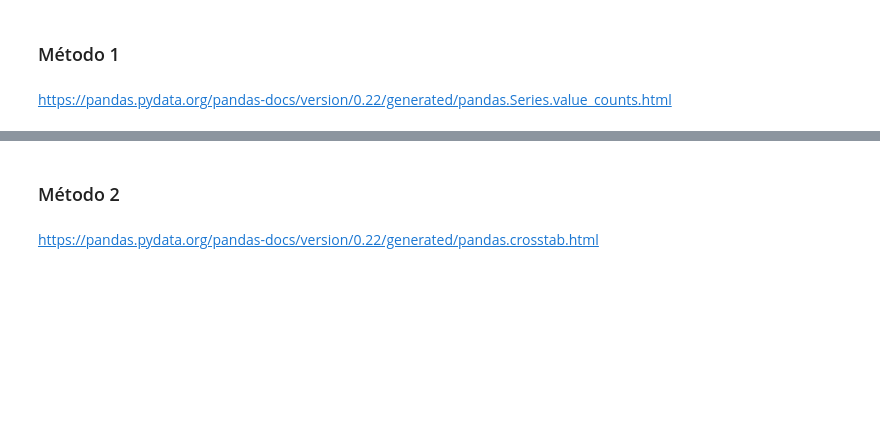
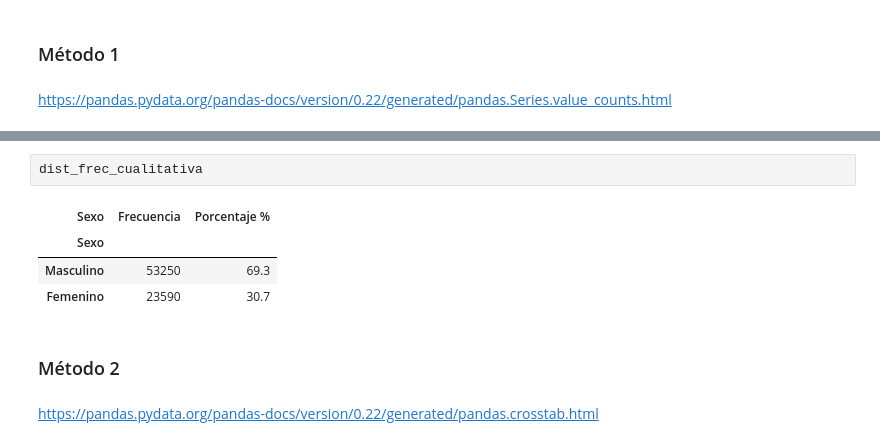
Before and after one commit to MyAppsTest/Estadistica_con_Python, a Jupyter notebook: Curso_de_Estadística_con_Python_1.ipynb, the cells around one changed output, grey strips where cells are left out. Drawn from its saved outputs; the diff is of its cells as text; blank space fills up the shorter version.

```diff
--- a/Curso_de_Estadística_con_Python_1.ipynb
+++ b/Curso_de_Estadística_con_Python_1.ipynb
@@ -227,3 +260,10 @@ https://pandas.pydata.org/pandas-docs/version/0.22/generated/pandas.Series.value
+# %%
+dist_frec_cualitativa
+# %% [output]
+| Sexo | Frecuencia | Porcentaje % |
+| Sexo |  |  |
+| Masculino | 53250 | 69.3 |
+| Femenino | 23590 | 30.7 |
 # %% [markdown]
 ### Método 2
 # %% [markdown]
```
Also changed, not shown: parts of 13 cells of this notebook.
